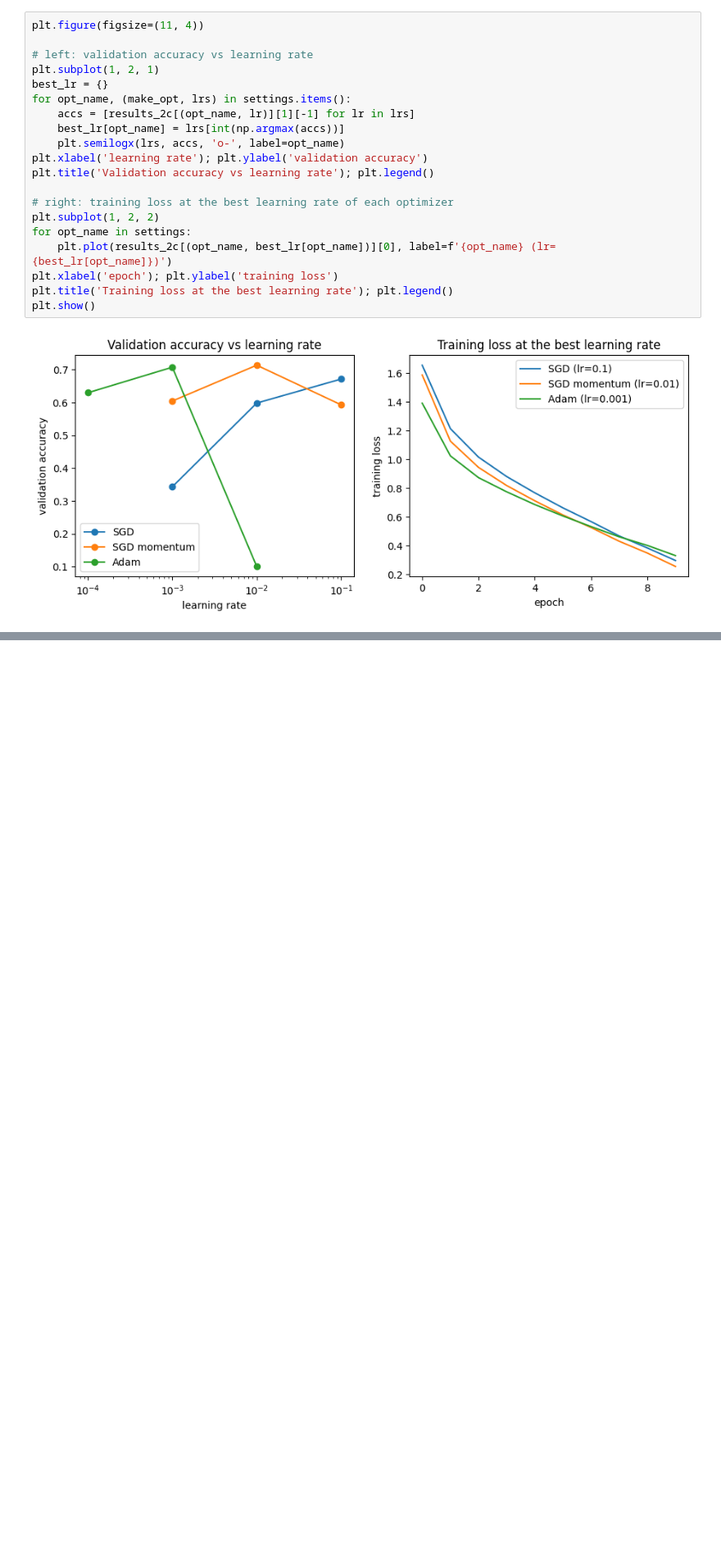
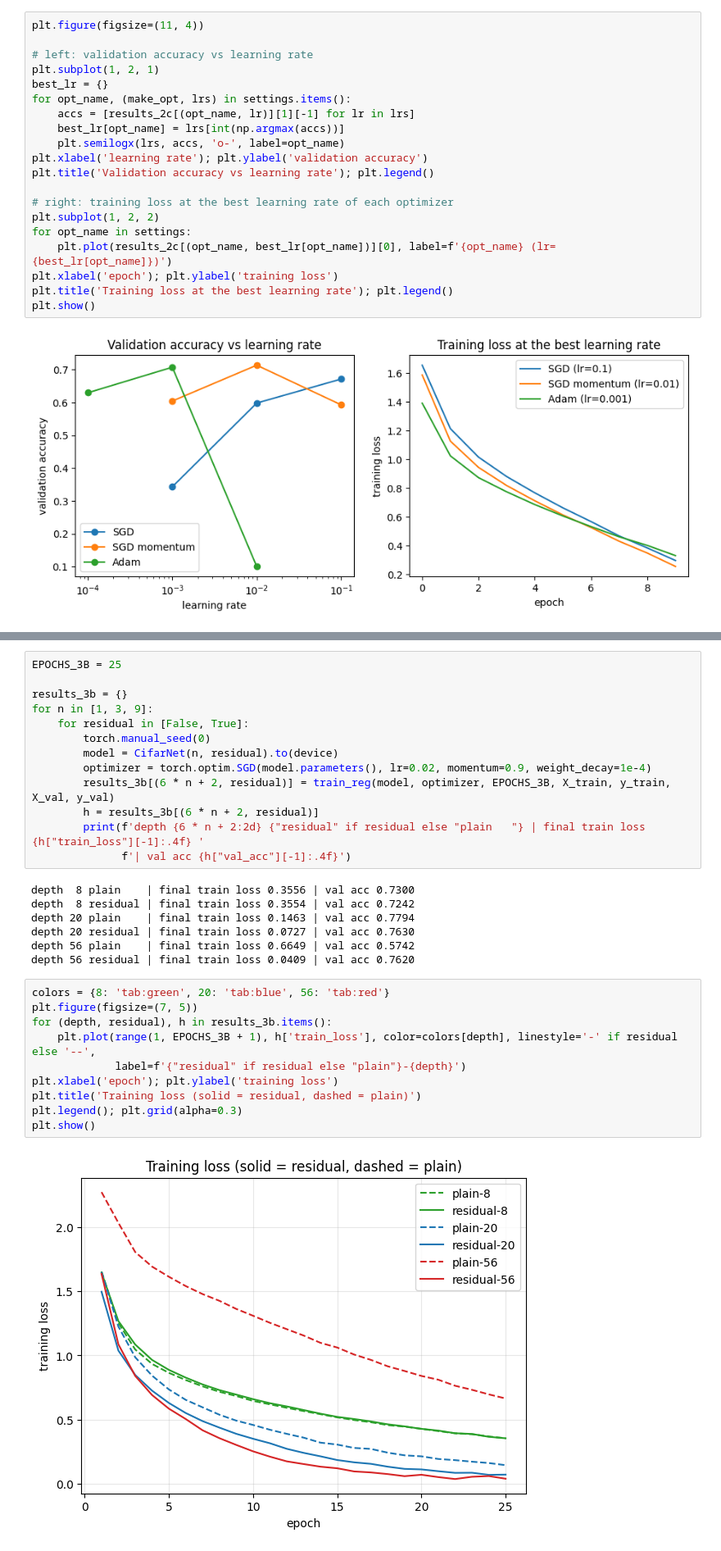
Before and after one commit to Nithira17/EN4554-Assignment_2-CNNs, a Jupyter notebook: assignment_2.ipynb, the cells around one changed output, grey strips where cells are left out. Shown at 82% size. Cells and saved outputs as stored; diff of their text form; blank space fills up the shorter version.

```diff
--- a/assignment_2.ipynb
+++ b/assignment_2.ipynb
@@ -496,0 +704,32 @@ plt.show()
+# %%
+EPOCHS_3B = 25
+
+results_3b = {}
+for n in [1, 3, 9]:
+    for residual in [False, True]:
+        torch.manual_seed(0)
+        model = CifarNet(n, residual).to(device)
+        optimizer = torch.optim.SGD(model.parameters(), lr=0.02, momentum=0.9, weight_decay=1e-4)
+        results_3b[(6 * n + 2, residual)] = train_reg(model, optimizer, EPOCHS_3B, X_train, y_train, X_val, y_val)
+        h = results_3b[(6 * n + 2, residual)]
+        print(f'depth {6 * n + 2:2d} {"residual" if residual else "plain   "} | final train loss {h["train_loss"][-1]:.4f} '
+              f'| val acc {h["val_acc"][-1]:.4f}')
+# %% [output]
+depth  8 plain    | final train loss 0.3556 | val acc 0.7300
+depth  8 residual | final train loss 0.3554 | val acc 0.7242
+depth 20 plain    | final train loss 0.1463 | val acc 0.7794
+depth 20 residual | final train loss 0.0727 | val acc 0.7630
+depth 56 plain    | final train loss 0.6649 | val acc 0.5742
+depth 56 residual | final train loss 0.0409 | val acc 0.7620
+# %%
+colors = {8: 'tab:green', 20: 'tab:blue', 56: 'tab:red'}
+plt.figure(figsize=(7, 5))
+for (depth, residual), h in results_3b.items():
+    plt.plot(range(1, EPOCHS_3B + 1), h['train_loss'], color=colors[depth], linestyle='-' if residual else '--',
+             label=f'{"residual" if residual else "plain"}-{depth}')
+plt.xlabel('epoch'); plt.ylabel('training loss')
+plt.title('Training loss (solid = residual, dashed = plain)')
+plt.legend(); plt.grid(alpha=0.3)
+plt.show()
+# %% [output]
+[figure, added]
```
Also changed, not shown: parts of 7 cells of this notebook.
